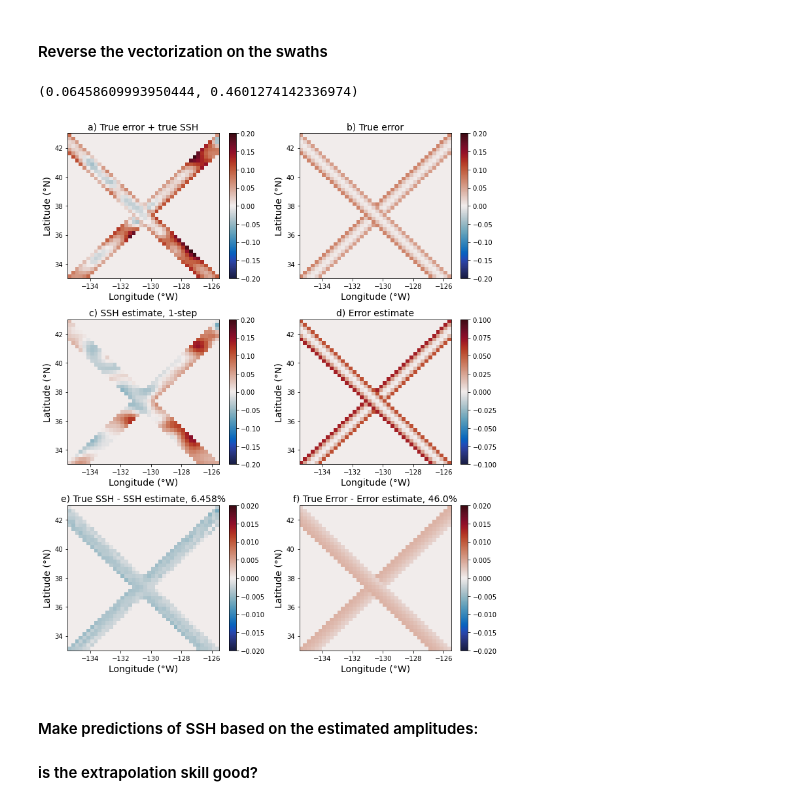
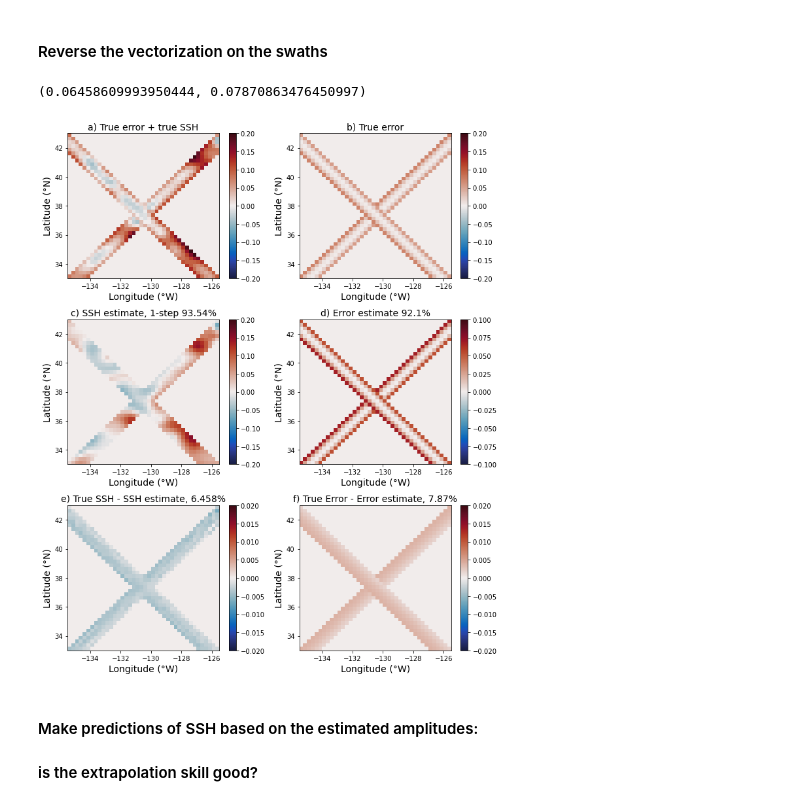
Before and after one commit to yugaophd/cer-swot, a Jupyter notebook: CER103_aviso_swath_1step.ipynb, the cells around one changed output. Cells and saved outputs as stored; diff of their text form; code cells hidden in the pictures.

```diff
--- a/CER103_aviso_swath_1step.ipynb
+++ b/CER103_aviso_swath_1step.ipynb
@@ -374,11 +374,11 @@ for ii, idx in enumerate(xvalid_index):
 # %% [markdown]
 #### Reverse the vectorization on the swaths
 # %%
-err_diff1 = np.sqrt(np.mean((err_true1 - err_map) ** 2 ))/ np.sqrt(np.mean((err_true1) ** 2 ))
+err_diff1 = np.sqrt(np.mean((err_true1 - err_map1) ** 2 ))/ np.sqrt(np.mean((err_true1) ** 2 ))
 ssh_diff1 = np.sqrt(np.mean((ssh_true1 - ssh_map1) ** 2 ))/ np.sqrt(np.mean((ssh_true1) ** 2 ))
-ssh_diff1, err_diff1,
+ssh_diff1, err_diff1, #ssh_map1
 # %% [output]
-(0.06458609993950444, 0.4601274142336974)
+(0.06458609993950444, 0.07870863476450997)
 # %%
 fig = plt.figure(figsize = (10, 12))
 
@@ -396,41 +396,41 @@ plt.pcolormesh(lon, lat, ssh_map1, vmin = -.2, vmax = .2, cmap = cmo.cm.balance)
 plt.colorbar()
 plt.xlabel('Longitude (\N{DEGREE SIGN}W)', fontsize = 14)
 plt.ylabel('Latitude (\N{DEGREE SIGN}N)', fontsize = 14)
-plt.title('c) SSH estimate, 1-step', fontsize = 14)
+plt.title('c) SSH estimate, 1-step ' + str((1- ssh_diff1) * 100)[:5] + '%', fontsize = 14)
 
 plt.subplot(325)
 plt.pcolormesh(lon, lat, ssh_true1 - ssh_map1, cmap = cmo.cm.balance, vmin = -.02, vmax = .02)
 plt.colorbar()
 plt.xlabel('Longitude (\N{DEGREE SIGN}W)', fontsize = 14)
 plt.ylabel('Latitude (\N{DEGREE SIGN}N)', fontsize = 14)
 plt.title('e) True SSH - SSH estimate, ' + str(ssh_diff1 * 100)[:5] + '%', fontsize = 14)
 
 
 plt.subplot(322)
 plt.pcolormesh(lon, lat, err_true1, cmap = cmo.cm.balance, vmin = -.2, vmax = .2)
 plt.colorbar()
 plt.xlabel('Longitude (\N{DEGREE SIGN}W)', fontsize = 14)
 plt.ylabel('Latitude (\N{DEGREE SIGN}N)', fontsize = 14)
 plt.title('b) True error', fontsize = 14)
 
 plt.subplot(324)
 plt.pcolormesh(lon, lat, err_map1, cmap = cmo.cm.balance, vmin = -.1, vmax = .1)
 plt.colorbar()
 plt.xlabel('Longitude (\N{DEGREE SIGN}W)', fontsize = 14)
 plt.ylabel('Latitude (\N{DEGREE SIGN}N)', fontsize = 14)
-plt.title('d) Error estimate', fontsize = 14)
+plt.title('d) Error estimate ' +  str((1- err_diff1) * 100)[:4] + '%', fontsize = 14)
 
 plt.subplot(326)
 plt.pcolormesh(lon, lat, err_true1 - err_map1, cmap = cmo.cm.balance, vmin = -.02, vmax = .02)
 plt.colorbar()
 plt.xlabel('Longitude (\N{DEGREE SIGN}W)', fontsize = 14)
 plt.ylabel('Latitude (\N{DEGREE SIGN}N)', fontsize = 14)
 plt.title('f) True Error - Error estimate, ' + str(err_diff1 * 100)[:4] + '%' , fontsize = 14)
 
 plt.tight_layout()
-plt.savefig('aviso_ssh_estimate_'+ str(date_time[0])[:10] + '_1step.png', dpi = 300)
+plt.savefig('aviso_ssh_estimate_'+ str(date_time[0])[:10] + '_1step_' + str(int(day1 - day0)*5) +'day.png', dpi = 300)
 # %% [output]
-[figure, old version]
+[figure, new version]
 # %% [markdown]
 #### Make predictions of SSH based on the estimated amplitudes:
 #### is the extrapolation skill good?
```
Also changed, not shown: parts of 7 cells of this notebook, 4 other files.
